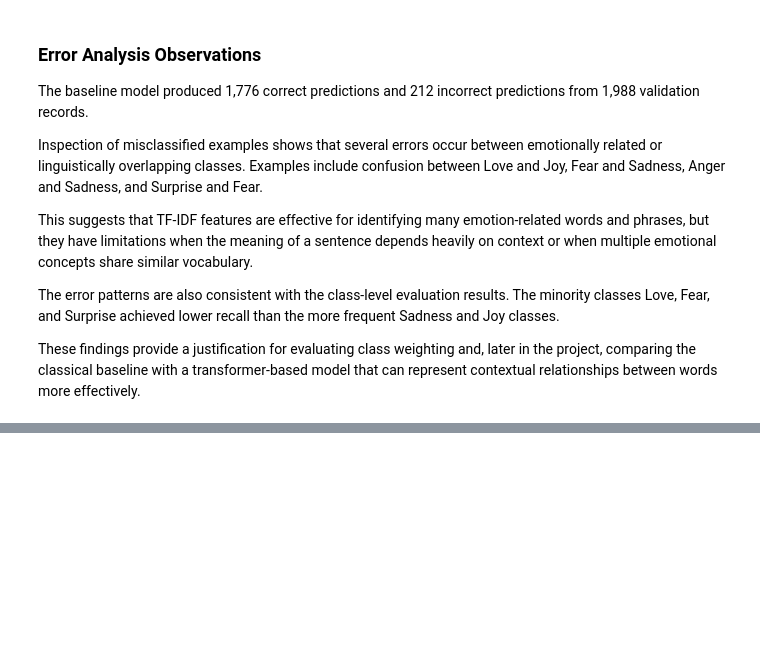
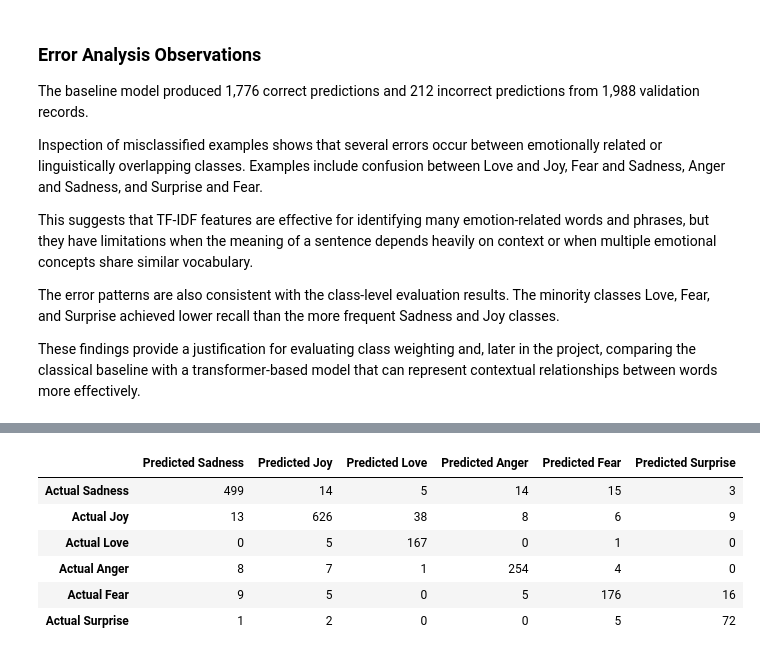
Before and after one commit to presidesg-lgtm/emotional-wellbeing-system, a Jupyter notebook: ml/notebooks/02_baseline_model.ipynb, the cells around one changed output, grey strips where cells are left out. Cells and saved outputs as stored; diff of their text form; code cells hidden in the pictures; blank space fills up the shorter version.

```diff
--- a/ml/notebooks/02_baseline_model.ipynb
+++ b/ml/notebooks/02_baseline_model.ipynb
@@ -463,0 +640,16 @@ These findings provide a justification for evaluating class weighting and, later
+# %%
+balanced_confusion_df = pd.DataFrame(
+    balanced_conf_matrix,
+    index=[f"Actual {name}" for name in class_names],
+    columns=[f"Predicted {name}" for name in class_names],
+)
+
+display(balanced_confusion_df)
+# %% [output]
+|  | Predicted Sadness | Predicted Joy | Predicted Love | Predicted Anger | Predicted Fear | Predicted Surprise |
+| Actual Sadness | 499 | 14 | 5 | 14 | 15 | 3 |
+| Actual Joy | 13 | 626 | 38 | 8 | 6 | 9 |
+| Actual Love | 0 | 5 | 167 | 0 | 1 | 0 |
+| Actual Anger | 8 | 7 | 1 | 254 | 4 | 0 |
+| Actual Fear | 9 | 5 | 0 | 5 | 176 | 16 |
+| Actual Surprise | 1 | 2 | 0 | 0 | 5 | 72 |
```
Also changed, not shown: parts of 14 cells of this notebook, 2 other files.
